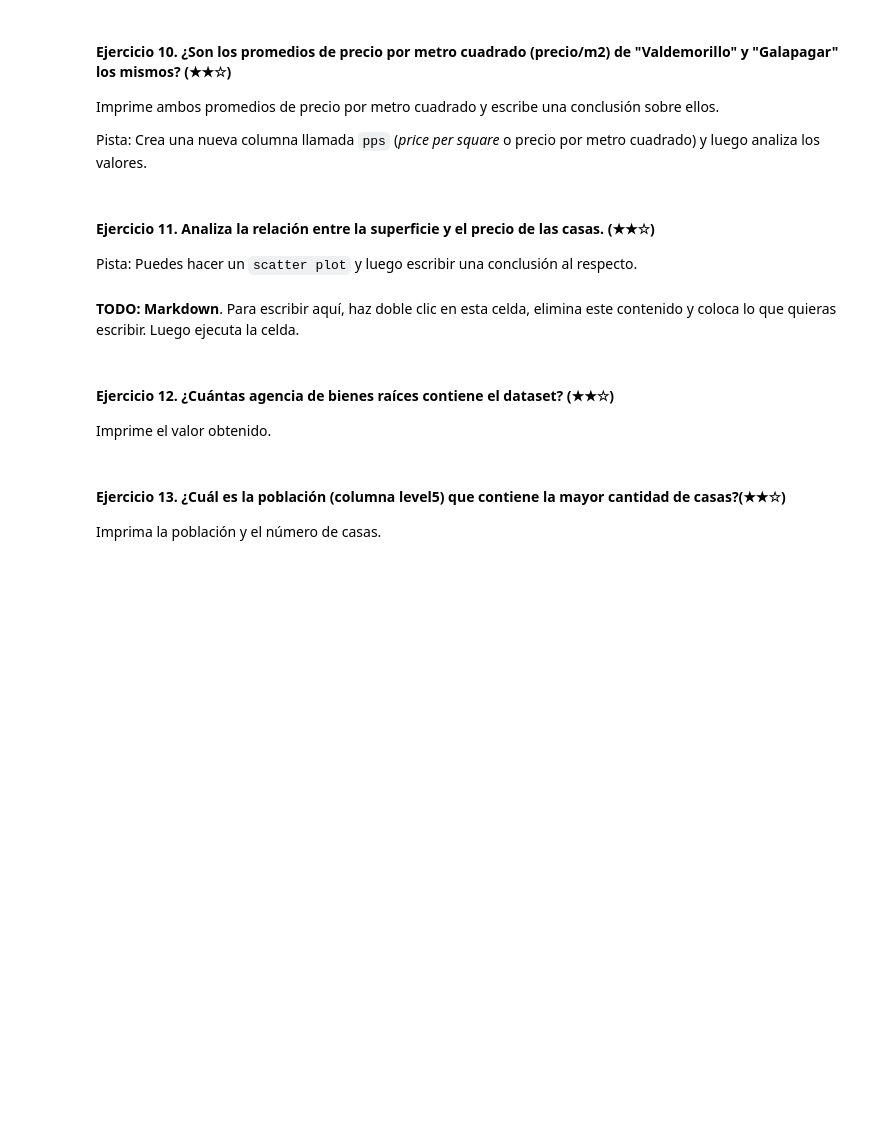
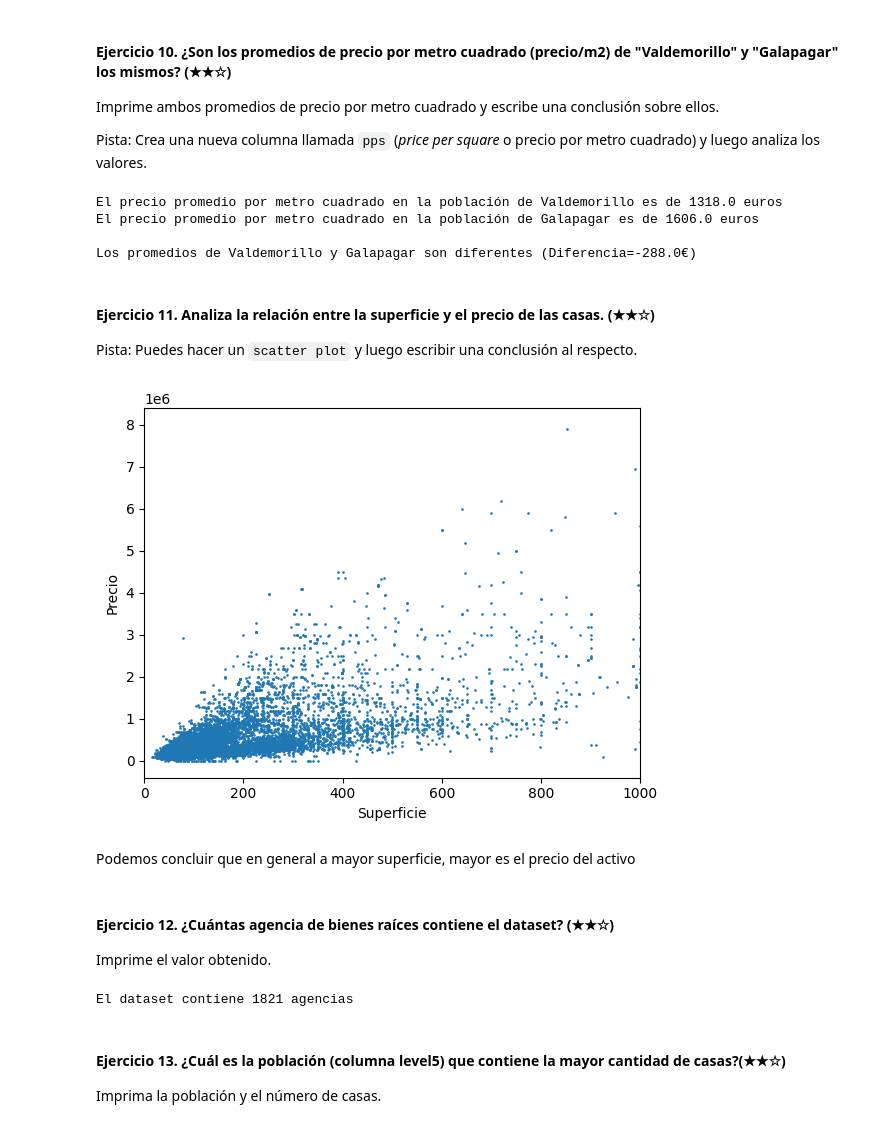
Before and after one commit to diegomacaya/realestate-datacleanup-exercise, a Jupyter notebook: project.es.ipynb, the cells around one changed output. Saved outputs shown, nothing was run; the diff lists cells and outputs as text; code cells hidden in the pictures; blank space fills up the shorter version.

```diff
--- a/project.es.ipynb
+++ b/project.es.ipynb
@@ -150,21 +209,50 @@ Imprime ambos promedios de precio por metro cuadrado y escribe una conclusión s
 
 Pista: Crea una nueva columna llamada `pps` (*price per square* o precio por metro cuadrado) y luego analiza los valores.
 # %%
-# TODO
+# le incorporo al data set la variable pps que viene definida por la relación entre el precio y la superficie de cada casa
+ds['pps'] =  ds['price']/ds['surface']
+ds_val = ds[ds['level5'] == 'Valdemorillo']
+ds_gal = ds[ds['level5'] == 'Galapagar']
+
+# calculamos el precio por metro cuadrado promedio
+ds_val_pps_media = ds_val['pps'].mean()
+print(f"El precio promedio por metro cuadrado en la población de Valdemorillo es de {round(ds_val_pps_media,0)} euros")
+
+ds_gal_pps_media = ds_gal['pps'].mean()
+print(f"El precio promedio por metro cuadrado en la población de Galapagar es de {round(ds_gal_pps_media,0)} euros")
+
+print(f'\nLos promedios de Valdemorillo y Galapagar son diferentes (Diferencia={round((ds_val_pps_media - ds_gal_pps_media),0)}€)')
+# %% [output]
+El precio promedio por metro cuadrado en la población de Valdemorillo es de 1318.0 euros
+El precio promedio por metro cuadrado en la población de Galapagar es de 1606.0 euros
+
+Los promedios de Valdemorillo y Galapagar son diferentes (Diferencia=-288.0€)
 # %% [markdown]
 #### Ejercicio 11. Analiza la relación entre la superficie y el precio de las casas. (★★☆)
 
 Pista: Puedes hacer un `scatter plot` y luego escribir una conclusión al respecto.
 # %%
-# TODO: Código
+superficie = ds['surface']
+precio = ds['price']
+plt.xlabel("Superficie")
+plt.ylabel("Precio")
+
+plt.scatter(superficie,precio, s=0.8)
+plt.xlim(0,1000) # existen valores atipicos en ambas variables, por lo tanto, acotamos la variable superficie a 3000 m2 como máximo para poder observar la relacion entre precio y superficie.
+plt.show()
+# %% [output]
+[figure, added]
 # %% [markdown]
-**TODO: Markdown**. Para escribir aquí, haz doble clic en esta celda, elimina este contenido y coloca lo que quieras escribir. Luego ejecuta la celda.
+Podemos concluir que en general a mayor superficie, mayor es el precio del activo
 # %% [markdown]
 #### Ejercicio 12. ¿Cuántas agencia de bienes raíces contiene el dataset? (★★☆)
 
 Imprime el valor obtenido.
 # %%
-# TODO
+cantidad_agencias = ds['realEstate_name'].nunique()
+print(f"El dataset contiene {cantidad_agencias} agencias")
+# %% [output]
+El dataset contiene 1821 agencias
 # %% [markdown]
 #### Ejercicio 13. ¿Cuál es la población (columna level5) que contiene la mayor cantidad de casas?(★★☆)
 
```
Also changed, not shown: parts of 8 cells of this notebook.
